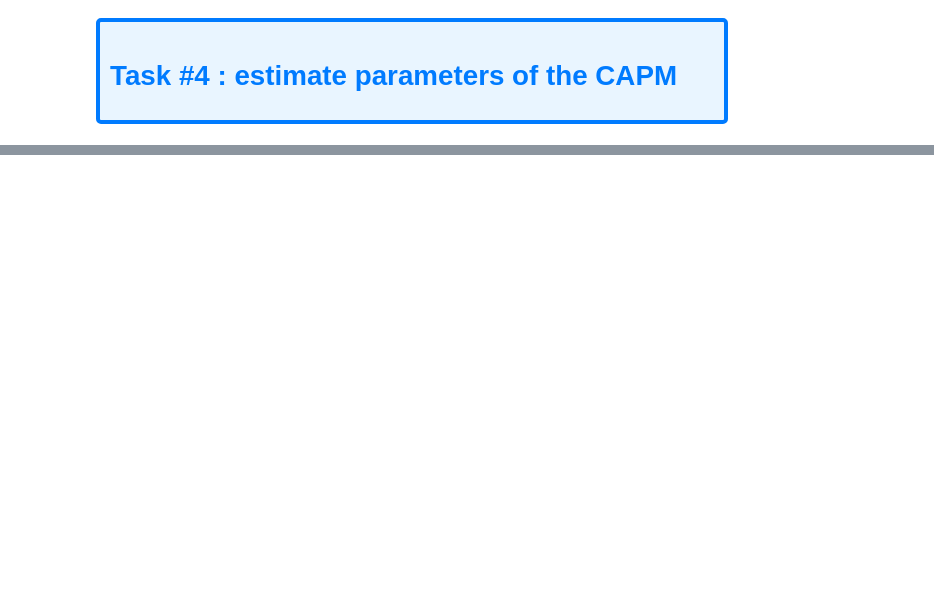
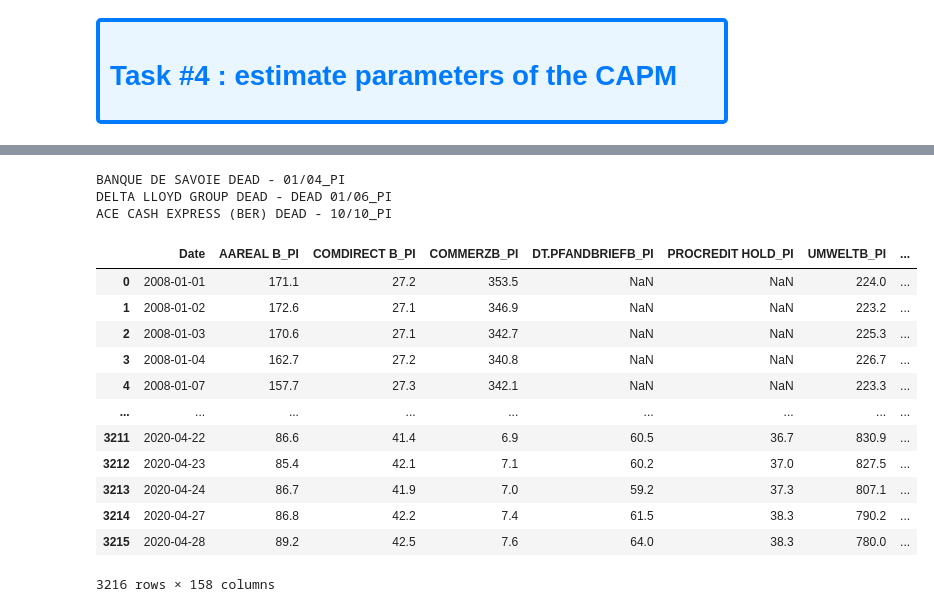
Before and after one commit to Fabio1909/FinanceHackathon, a Jupyter notebook: Fabio.ipynb, the cells around one changed output, grey strips where cells are left out. Drawn from its saved outputs; the diff is of its cells as text; code cells hidden in the pictures; blank space fills up the shorter version.

```diff
--- a/Fabio.ipynb
+++ b/Fabio.ipynb
@@ -141,0 +157,60 @@ banks_ri_df
+# %%
+def read_banks_pi(directory):
+    # banks_ri.xlsm has the total return for each bank
+    banks_pi = pd.ExcelFile(directory)
+
+    # Each workbook is divided into sheets that divide the banks into different countires
+    # the first sheet is a request table so we will ignore it
+    banks_pi_sheets = banks_pi.sheet_names[1:]
+
+    # We are gonna read all the different sheets and put them into a dataframe, store it
+    # into a list and concatenate them all toghether so we will have a big df with all the
+    # banks_ri info in it.
+    # Since all the sheets have a column for the date, we will only read it for the first
+    # sheet and skip it for the others.
+    first_df = banks_pi.parse(banks_pi_sheets[0])
+    first_df = first_df.rename(columns={first_df.columns[0]: "Date"})
+    other_dfs = [banks_pi.parse(sheet_name).iloc[:, 1:] for sheet_name in banks_pi_sheets[1:]]
+
+    banks_ri_df = pd.concat([first_df] + other_dfs, axis=1)
+    return banks_ri_df
+
+def clean_banks_pi(banks_pi_df):
+    # Rename columns so that they have cleaner names
+    rename_dict = {"Date": "Date"}
+    for col in banks_pi_df.columns[1:]:
+        rename_dict[col] = col[:-17] + "_PI"
+    banks_pi_df.rename(columns=rename_dict, inplace=True)
+
+    # As we have 158 banks, we will drop all the banks that are marked as Dead, this is a simple
+    # solution around this problem and we are only doing this because we can afford to do so
+    # seeing how many banks we have.
+    # With this operation we will be dropping only 3 banks.
+    dead_banks = []
+    for col in banks_pi_df.columns[1:]:
+        if "dead" in col.lower():
+            print(col)
+            dead_banks.append(col)
+    banks_pi_df.drop(dead_banks, axis = 1, inplace = True)
+    return banks_pi_df
+
+banks_pi_df = read_banks_pi("data/banks_data_bocconi/banks_pi.xlsm")
+banks_pi_df = clean_banks_pi(banks_pi_df)
+banks_pi_df
+# %% [output]
+BANQUE DE SAVOIE DEAD - 01/04_PI
+DELTA LLOYD GROUP DEAD - DEAD 01/06_PI
+ACE CASH EXPRESS (BER) DEAD - 10/10_PI
+|  | Date | AAREAL B_PI | COMDIRECT B_PI | COMMERZB_PI | DT.PFANDBRIEFB_PI | PROCREDIT HOLD_PI | UMWELTB_PI | ... |
+| 0 | 2008-01-01 | 171.1 | 27.2 | 353.5 | NaN | NaN | 224.0 | ... |
+| 1 | 2008-01-02 | 172.6 | 27.1 | 346.9 | NaN | NaN | 223.2 | ... |
+| 2 | 2008-01-03 | 170.6 | 27.1 | 342.7 | NaN | NaN | 225.3 | ... |
+| 3 | 2008-01-04 | 162.7 | 27.2 | 340.8 | NaN | NaN | 226.7 | ... |
+| 4 | 2008-01-07 | 157.7 | 27.3 | 342.1 | NaN | NaN | 223.3 | ... |
+| ... | ... | ... | ... | ... | ... | ... | ... | ... |
+| 3211 | 2020-04-22 | 86.6 | 41.4 | 6.9 | 60.5 | 36.7 | 830.9 | ... |
+| 3212 | 2020-04-23 | 85.4 | 42.1 | 7.1 | 60.2 | 37.0 | 827.5 | ... |
+| 3213 | 2020-04-24 | 86.7 | 41.9 | 7.0 | 59.2 | 37.3 | 807.1 | ... |
+| 3214 | 2020-04-27 | 86.8 | 42.2 | 7.4 | 61.5 | 38.3 | 790.2 | ... |
+| 3215 | 2020-04-28 | 89.2 | 42.5 | 7.6 | 64.0 | 38.3 | 780.0 | ... |
+3216 rows × 158 columns
```
Also changed, not shown: parts of 6 cells of this notebook, 1 other file.
